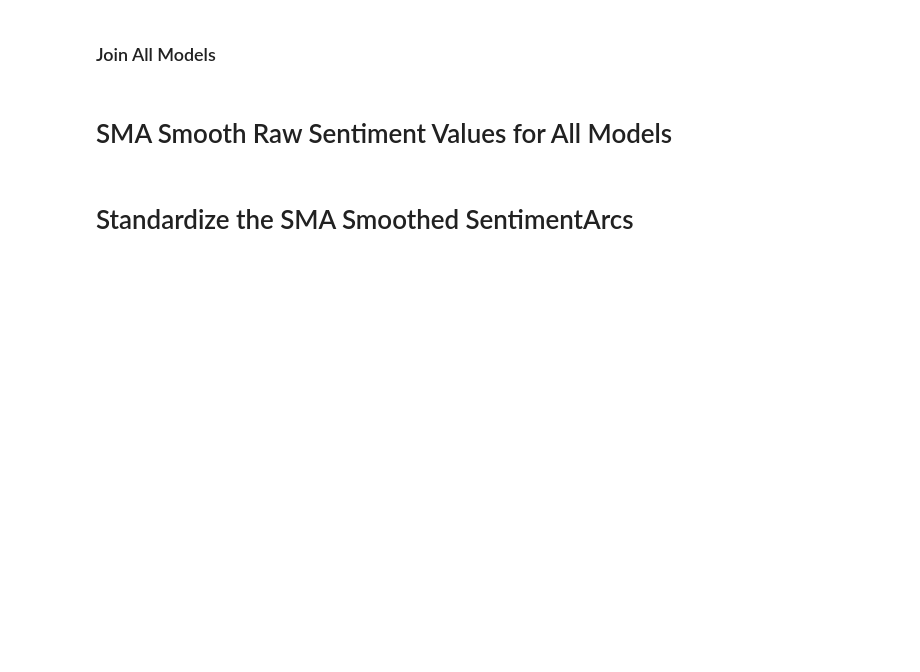
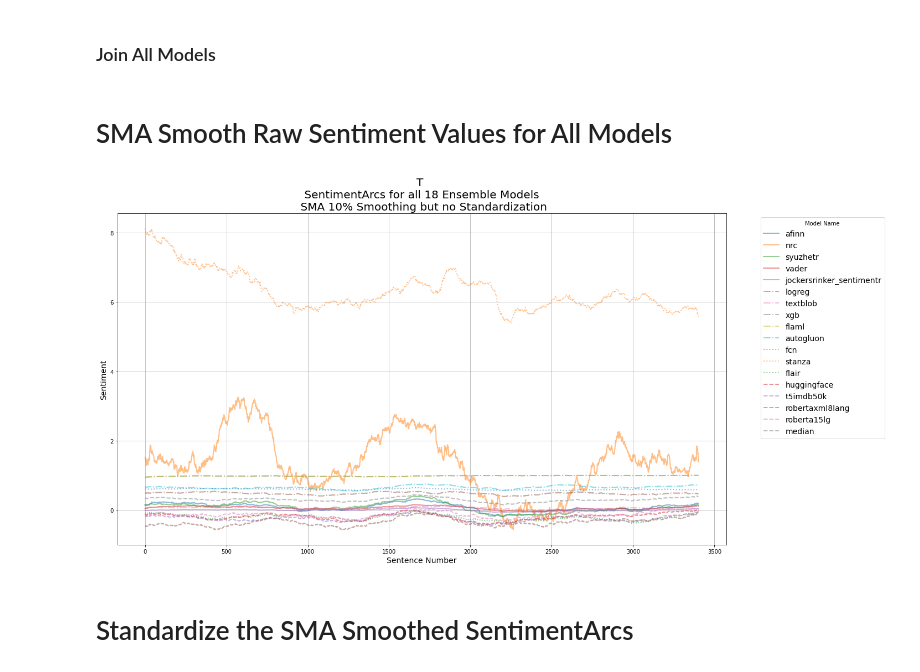
Before and after one commit to jon-chun/sentimentarcs, a Jupyter notebook: sentiment_arcs_cluster.ipynb, the cells around one changed output. Drawn from its saved outputs; the diff is of its cells as text; code cells hidden in the pictures; blank space fills up the shorter version.

```diff
--- a/sentiment_arcs_cluster.ipynb
+++ b/sentiment_arcs_cluster.ipynb
@@ -266,11 +322,3 @@ for akey in novels_full_ls:
-# %%
-# need?
-
-novels_corpus_ls = []
-
-for akey in novels_key_ls:
-  print(akey)
-  novels_corpus_ls.append(akey)
 # %%
 #@title CORPORA: Select Which Novel(s) you want to Analyze:
 
@@ -873,5 +1174,5 @@ subensemble_df.info(verbose=True)
 
 subensemble_df.rename(columns=cols_map_dt, inplace=True)
 
-ensemble_df.rename(columns=cols_map_dt, inplace=True)
-ensemble_df.info(verbose=True)
+subensemble_df.rename(columns=cols_map_dt, inplace=True)
+subensemble_df.info(verbose=True)
@@ -983,40 +1456,42 @@ subensemble_df[models_subensemble_ls].head()
 
 Window_Percent = 10 #@param {type:"slider", min:1, max:30, step:1}
 
-win_size = int(Window_Percent/100 * ensemble_df.shape[0])
+win_size = int(Window_Percent/100 * subensemble_df.shape[0])
 
 plt.figure(figsize=(20,10))
 
 # If does not exist, calculate smaing mean (SMA)
 if ~subensemble_df.columns.str.contains('_sma').any():
   for acol in models_subensemble_ls:
     acol_sma = f'{acol}_sma'
     subensemble_df[acol_sma] = subensemble_df[acol].rolling(win_size, center=True, min_periods=0).mean()
 
 # Plot the SMA (*_sma columns) SentimentArcs for Ensemble Models
 for acol in models_subensemble_ls:
   if acol in models_lexicon_ls:
     alinestyle = 'solid'
   elif acol in models_heuristic_ls:
     alinestyle = 'solid'
   elif acol in models_tradml_ls:
     alinestyle = 'dashdot'
   elif acol in models_dnn_ls:
     alinestyle = 'dotted'
   elif acol in models_transformer_ls:
     alinestyle='dashed'
 
   acol_sma = f'{acol}_sma'
   subensemble_df[acol_sma].plot(alpha=0.5, label=acol, linewidth=2, linestyle=alinestyle)
 
 plt.grid(True)
 plt.title(f'{Novel_Title[0]} \n SentimentArcs for all {len(models_subensemble_ls)} Ensemble Models \n SMA {Window_Percent}% Smoothing but no Standardization', fontsize=20)
 plt.xlabel('Sentence Number', fontsize=14)
 plt.ylabel('Sentiment', fontsize=14)
 # plt.legend(title='Model Name', loc='best')
 plt.legend(bbox_to_anchor=(1.05, 1.0), loc='upper left', title='Model Name', fontsize=14)
 plt.tight_layout()
 plt.show();
+# %% [output]
+[figure, added]
 # %% [markdown]
 # Standardize the SMA Smoothed SentimentArcs
 # %%
```
Also changed, not shown: parts of 88 cells of this notebook.
